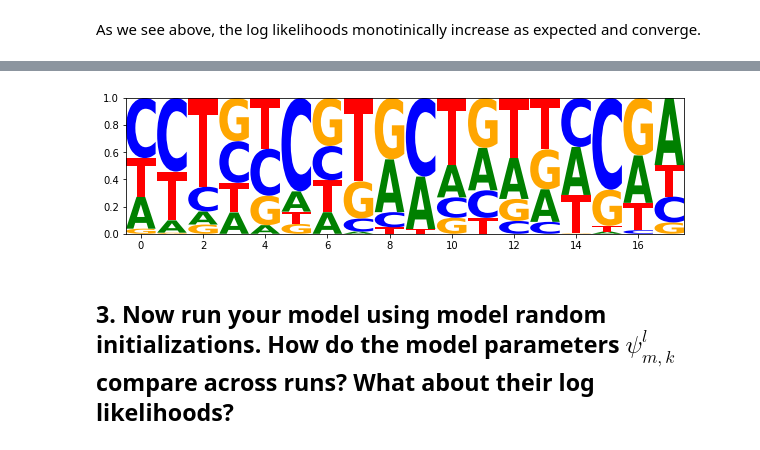
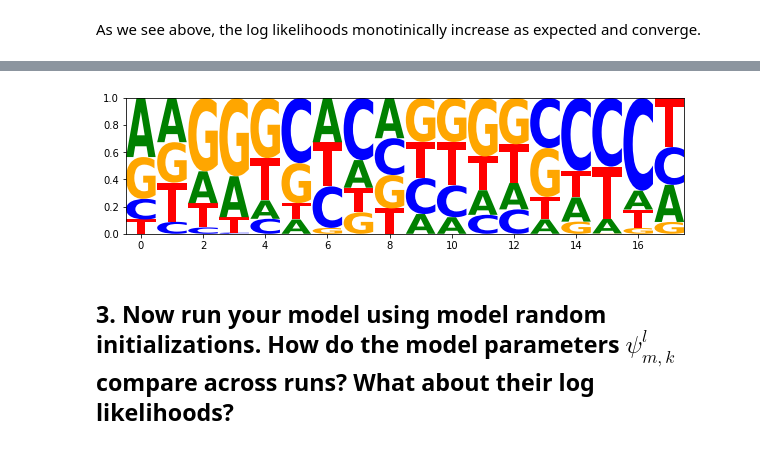
Before and after one commit to vhaghani26/BST_227_Code, a Jupyter notebook: Assignment_1.ipynb, the cells around one changed output, grey strips where cells are left out. Cells and saved outputs as stored; diff of their text form; code cells hidden in the pictures.

```diff
--- a/Assignment_1.ipynb
+++ b/Assignment_1.ipynb
@@ -579,15 +543,15 @@ Successfully installed logomaker-0.8
 # %%
 import logomaker
 import pandas as pd
 
 #def make_logo:
-motif_table = pd.DataFrame(params['psi1'],columns=['A', 'C', 'G', 'T'])
+motif_table = pd.DataFrame(my_params_list[-1]['psi1'],columns=['A', 'C', 'G', 'T'])
 motif_logo = logomaker.Logo(motif_table,
                           shade_below=.5,
                           fade_below=.5,
                           )
 # %% [output]
-[figure, old version]
+[figure, new version]
 # %% [markdown]
 ## 3. Now run your model using model random initializations. How do the model parameters $\psi^{l}_{m, k}$ compare across runs? What about their log likelihoods?
 # %% [markdown]
```
Also changed, not shown: parts of 5 cells of this notebook.
